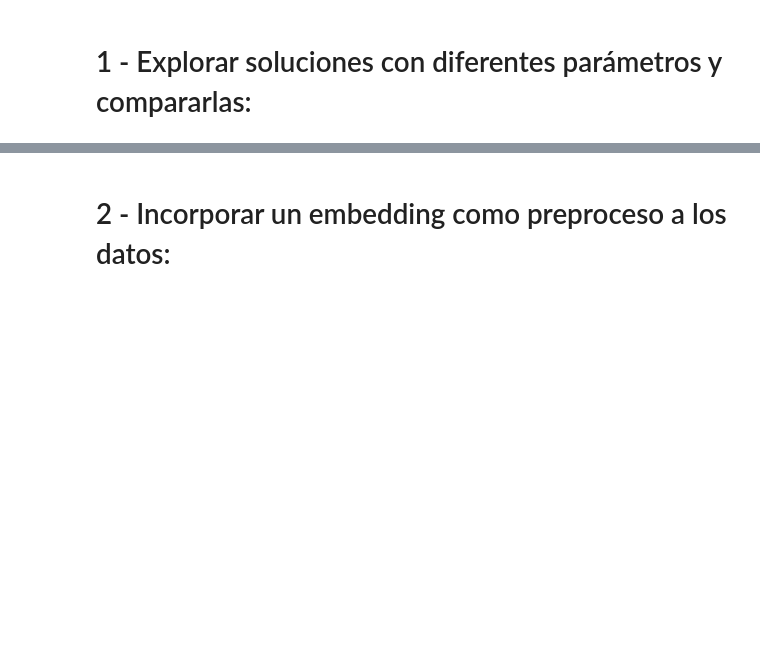
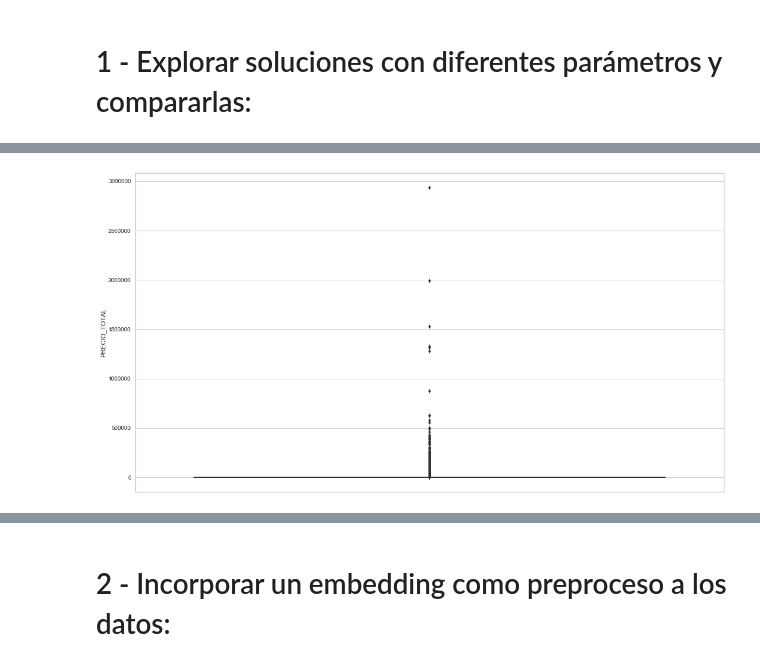
Before and after one commit to david-gonzalez/diplodatos, a Jupyter notebook: Aprendizaje_NO_supervisado/Entregables/Laboratorio-1/Aprendizaje No Supervisado - Laboratorio 1 - Clustering.ipynb, the cells around one changed output, grey strips where cells are left out. Drawn from its saved outputs; the diff is of its cells as text; code cells hidden in the pictures; blank space fills up the shorter version.

Commit message:
Added clustering process (initial).

```diff
--- a/Aprendizaje_NO_supervisado/Entregables/Laboratorio-1/Aprendizaje No Supervisado - Laboratorio 1 - Clustering.ipynb
+++ b/Aprendizaje_NO_supervisado/Entregables/Laboratorio-1/Aprendizaje No Supervisado - Laboratorio 1 - Clustering.ipynb
@@ -53,3 +51,18 @@ import pandas as pd
+# %%
+import seaborn as sns
+import numpy as np
+import matplotlib.pyplot as plt
+import pandas as pd
+from yellowbrick.cluster.elbow import KElbowVisualizer
+from sklearn.cluster import KMeans
+from datetime import datetime
+
+import numpy as np
+np.random.seed(0)
+
+# Configuramos el tamaño de los gráficos, en pulgadas
+from pylab import rcParams
+rcParams['figure.figsize'] = 18, 10
 # %%
 from util import check_dataset
 check_dataset()
@@ -68,0 +125,8 @@ ventas_df = load_dataset()
+# %%
+
+data_df = ventas_df[['CODIGO_CLIENTE', 'CANAL', 'SUBCANAL', 'FACTURA_NUM_ID','FACTURA_FECHA', 'CODIGO_ARTICULO', 'CANTIDAD', 'PRECIO_TOTAL' ]]
+data_df.insert( 1,'YEAR', data_df['FACTURA_FECHA'].apply(lambda x: datetime.strptime(x, '%Y-%m-%d 00:00:00').year ))
+data_df.insert( 2,'MONTH', data_df['FACTURA_FECHA'].apply(lambda x: datetime.strptime(x, '%Y-%m-%d 00:00:00').month  ))
+data_df.insert( 3,'DAY', data_df['FACTURA_FECHA'].apply(lambda x: datetime.strptime(x, '%Y-%m-%d 00:00:00').day ))
+data_df = data_df.drop(columns='FACTURA_FECHA')
+data_df = data_df[data_df['YEAR'] == 2017]
@@ -68,0 +142,11 @@ ventas_df = load_dataset()
+# %%
+ppc_df = ( data_df[['CODIGO_CLIENTE', 'CODIGO_ARTICULO', 'CANTIDAD', 'PRECIO_TOTAL']]
+        .groupby(['CODIGO_CLIENTE','CODIGO_ARTICULO'])
+        .agg({'CANTIDAD': 'sum', 'PRECIO_TOTAL': 'sum'})
+    ).reset_index()
+# %%
+plt.clf()
+sns.boxplot(y=ppc_df.PRECIO_TOTAL)
+plt.show()
+# %% [output]
+[figure, added]
```
Also changed, not shown: parts of 25 cells of this notebook.
